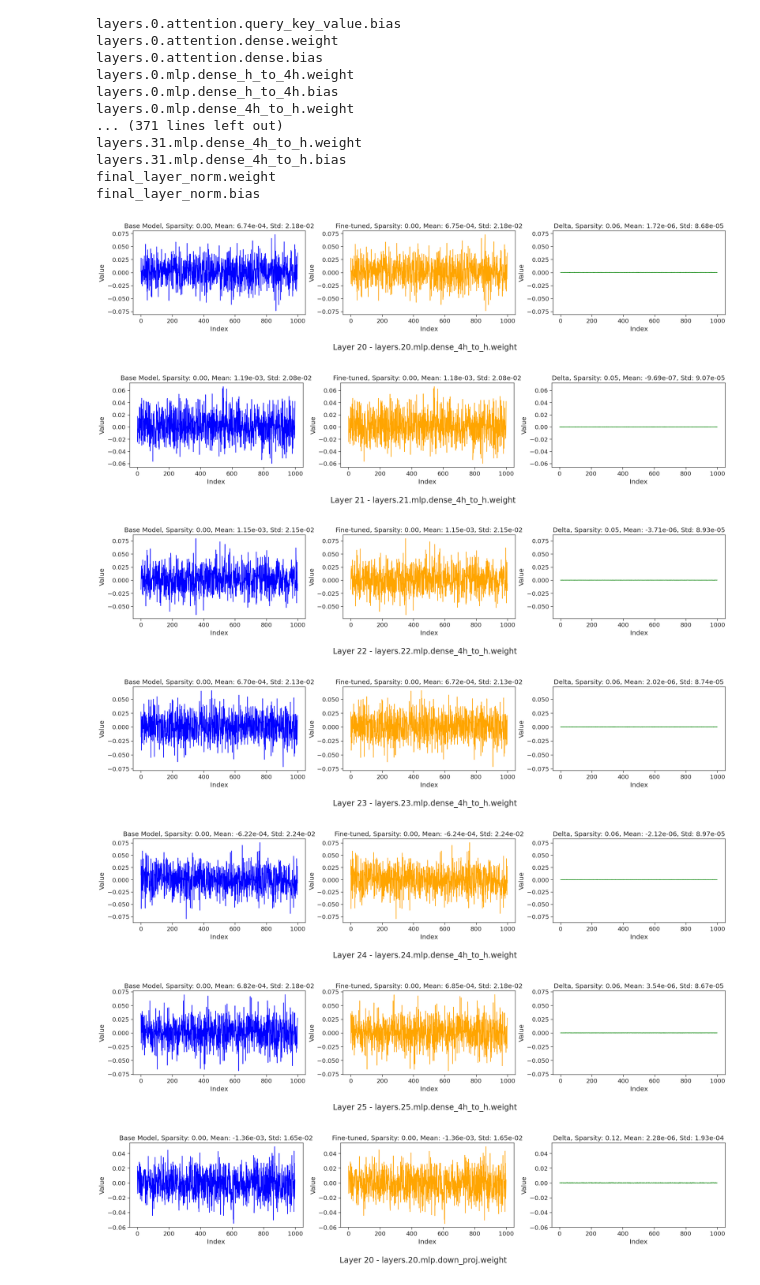
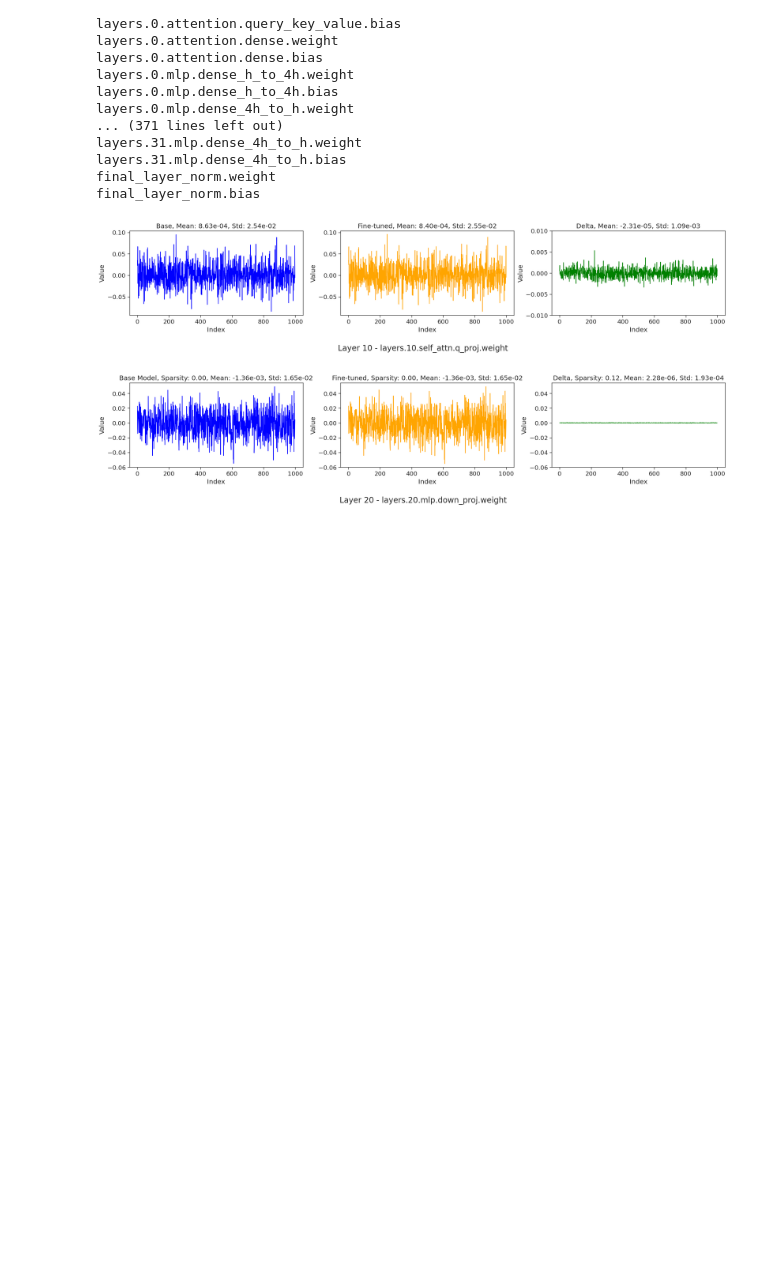
Before and after one commit to eth-easl/deltazip, a Jupyter notebook: notebooks/explore.ipynb, the cells around one changed output. Saved outputs shown, nothing was run; the diff lists cells and outputs as text; code cells hidden in the pictures; blank space fills up the shorter version.

```diff
--- a/notebooks/explore.ipynb
+++ b/notebooks/explore.ipynb
@@ -50,12 +50,13 @@ layers.31.mlp.dense_4h_to_h.bias
 final_layer_norm.weight
 final_layer_norm.bias
 # %%
-layers = [20, 21, 22, 23, 24, 25]
+layers = [10]
 
 for layer in layers:
     # print(finetuned_model.state_dict())
-    focus_name = f"layers.{layer}.mlp.dense_4h_to_h.weight"
+    # focus_name = f"layers.{layer}.mlp.dense_4h_to_h.weight"
     # focus_name = f"decoder.layers.{layer}.self_attn.k_proj.weight"
+    focus_name = f"layers.{layer}.self_attn.q_proj.weight"
     # plot distribution of weights of pretrained model and fine-tuned model
     plot_finetuned_weight = None
     plot_pretrained_weight = None
@@ -82,43 +83,38 @@ for layer in layers:
     sns.set_context("paper", font_scale=1.5)
 
     # make subplot
     fig, axs = plt.subplots(1, 3, figsize=(20, 5))
     fig.suptitle(f"Layer {layer} - {focus_name}", y=0)
     fig.tight_layout(pad=3.0)
     # plot distribution of weights of pretrained model
     sns.lineplot(ax=axs[0], data=plot_pretrained_weight, color="blue")
     axs[0].set_title(
-        f"Base Model, Sparsity: {calculate_sparsity(plot_pretrained_weight):.2f}, Mean: {np.mean(plot_pretrained_weight):.2e}, Std: {np.std(plot_pretrained_weight):.2e}"
+        f"Base, Mean: {np.mean(plot_pretrained_weight):.2e}, Std: {np.std(plot_pretrained_weight):.2e}"
     )
     axs[0].set_xlabel("Index")
     axs[0].set_ylabel("Value")
     # set x limit to be the same as pretrained model
 
     # plot distribution of weights of fine-tuned model
     sns.lineplot(ax=axs[1], data=plot_finetuned_weight, color="orange")
     axs[1].set_title(
-        f"Fine-tuned, Sparsity: {calculate_sparsity(plot_finetuned_weight):.2f}, Mean: {np.mean(plot_finetuned_weight):.2e}, Std: {np.std(plot_finetuned_weight):.2e}"
+        f"Fine-tuned, Mean: {np.mean(plot_finetuned_weight):.2e}, Std: {np.std(plot_finetuned_weight):.2e}"
     )
     axs[1].set_xlabel("Index")
     axs[1].set_ylabel("Value")
     axs[1].set_ylim(axs[0].get_ylim())
     # plot distribution of weights of fine-tuned model
     sns.lineplot(ax=axs[2], data=plot_delta_weight, color="green")
     axs[2].set_title(
-        f"Delta, Sparsity: {calculate_sparsity(plot_delta_weight):.2f}, Mean: {np.mean(plot_delta_weight):.2e}, Std: {np.std(plot_delta_weight):.2e}"
+        f"Delta, Mean: {np.mean(plot_delta_weight):.2e}, Std: {np.std(plot_delta_weight):.2e}"
     )
     axs[2].set_xlabel("Index")
     axs[2].set_ylabel("Value")
     axs[2].set_ylim(axs[0].get_ylim())
-    # axs[2].set_ylim((-0.002, 0.002))
+    axs[2].set_ylim((-0.01, 0.01))
     plt.show()
 # %% [output]
-[figure, old version]
+[figure, new version]
-[figure, removed]
-[figure, removed]
-[figure, removed]
-[figure, removed]
-[figure, removed]
 # %%
 layers = [20, 21, 22, 23, 24, 25]
 
```
Also changed, not shown: parts of 1 cell of this notebook, 3 other files.
